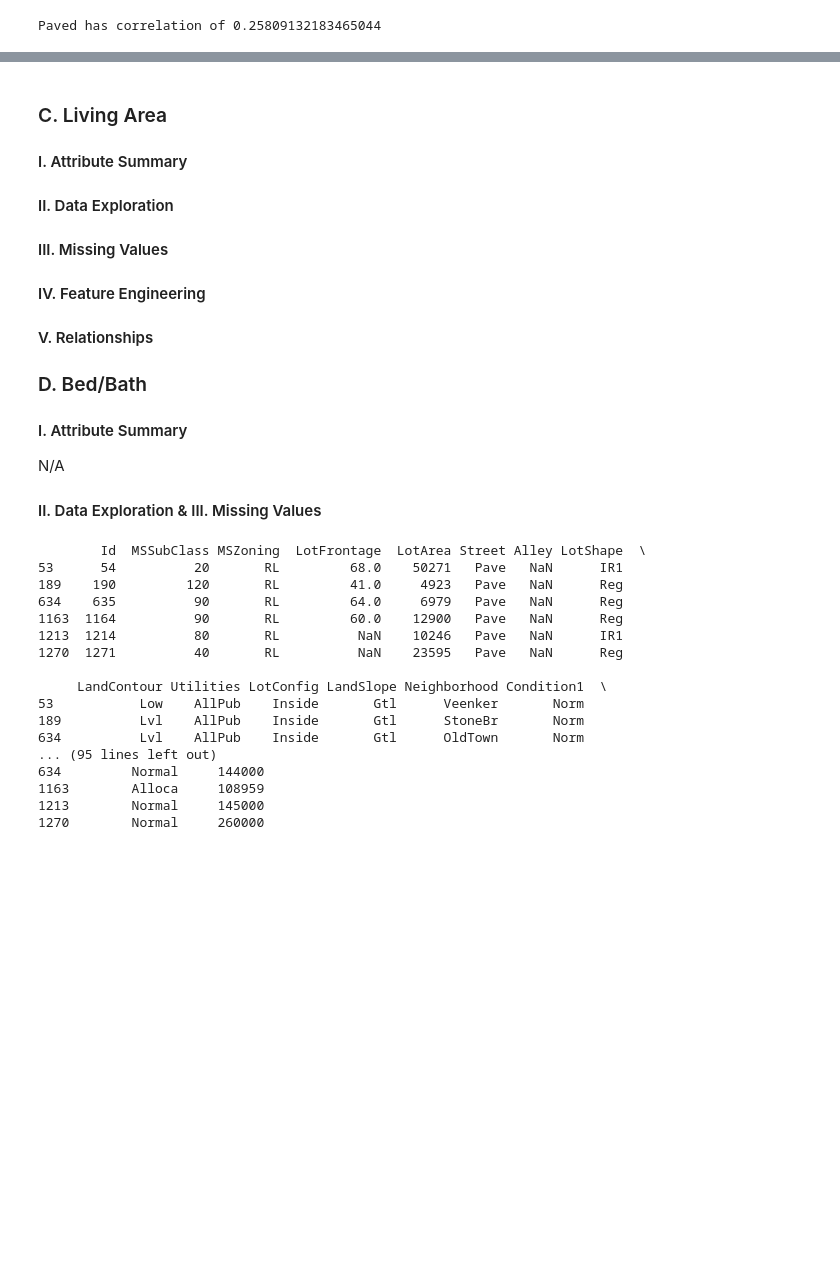
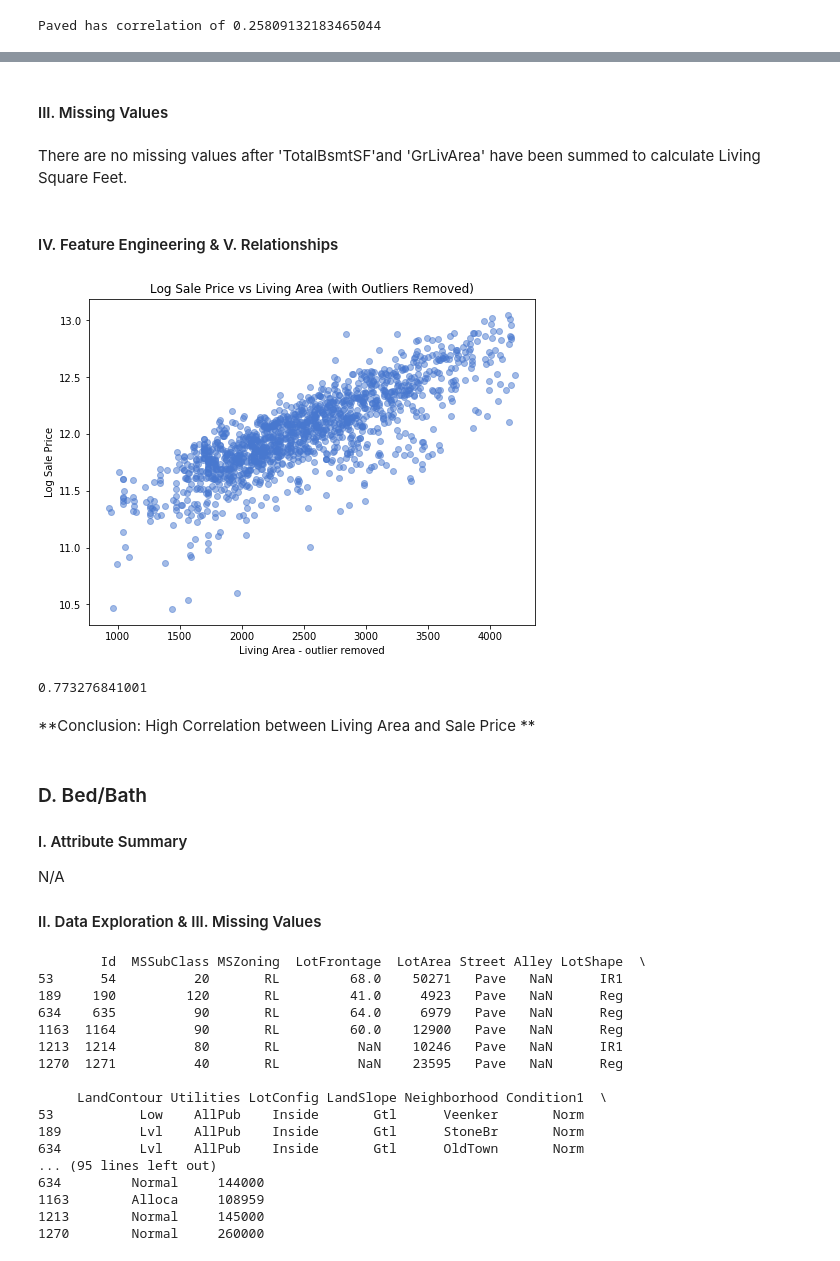
Before and after one commit to mpaluta/House_Price, a Jupyter notebook: final_WIP.ipynb, the cells around one changed output, grey strips where cells are left out. Drawn from its saved outputs; the diff is of its cells as text; code cells hidden in the pictures; blank space fills up the shorter version.

```diff
--- a/final_WIP.ipynb
+++ b/final_WIP.ipynb
@@ -169,10 +238,27 @@ Paved has correlation of 0.25809132183465044
+# %% [markdown]
+#### III. Missing Values
+# %% [markdown]
+There are no missing values after 'TotalBsmtSF'and 'GrLivArea' have been summed to calculate Living Square Feet.
+# %% [markdown]
+#### IV. Feature Engineering & V. Relationships
+# %%
+# Scatter plot of Log Price vs Living Area with outliers removed
+plt.figure(figsize=(8,6))
+plt.scatter(df_ia_copy.Sq_Ft[(df_ia_copy.Sq_Ft < livarea_max)&(df_ia_copy.Sq_Ft > livarea_min)], np.log(df_ia_copy['SalePrice'][(df_ia_copy.Sq_Ft < livarea_max)&(df_ia_copy.Sq_Ft > livarea_min)]), \
+            alpha = 0.5)
+plt.ylabel('Log Sale Price')
+plt.xlabel('Living Area - outlier removed')
+plt.title('Log Sale Price vs Living Area (with Outliers Removed)')
+plt.show()
+# %% [output]
+[figure, added]
+# %%
+print(np.corrcoef(df_ia_copy.Sq_Ft, np.log(df_ia_copy['SalePrice']))[0, 1])
+# %% [output]
+0.773276841001
+# %% [markdown]
+ **Conclusion: High Correlation between Living Area and Sale Price **
 # %% [markdown]
-### C. Living Area
-#### I. Attribute Summary
-#### II. Data Exploration
-#### III. Missing Values
-#### IV. Feature Engineering
-#### V. Relationships
 
 ### D. Bed/Bath
 #### I. Attribute Summary
```
Also changed, not shown: parts of 16 cells of this notebook, 1 other file.
